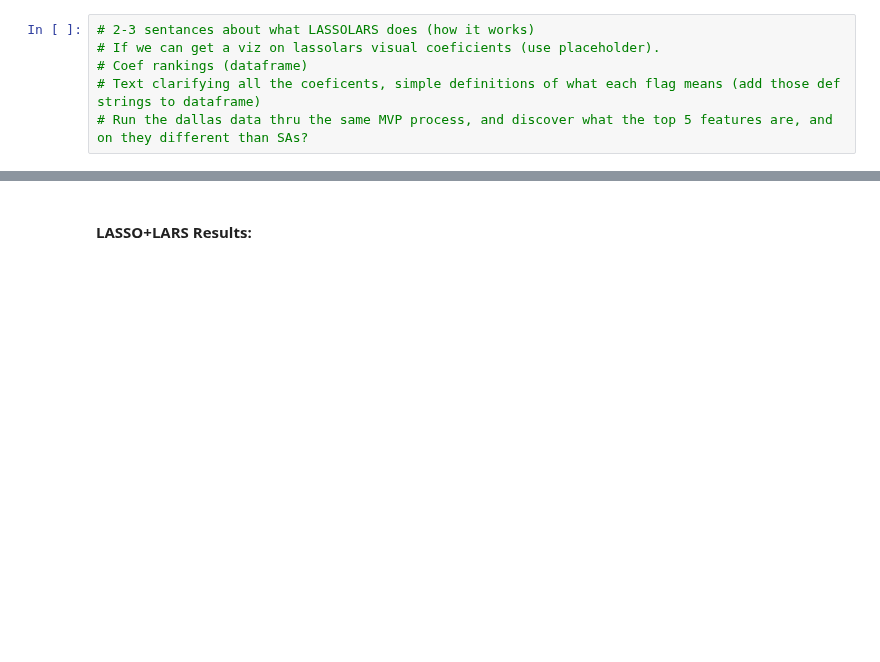
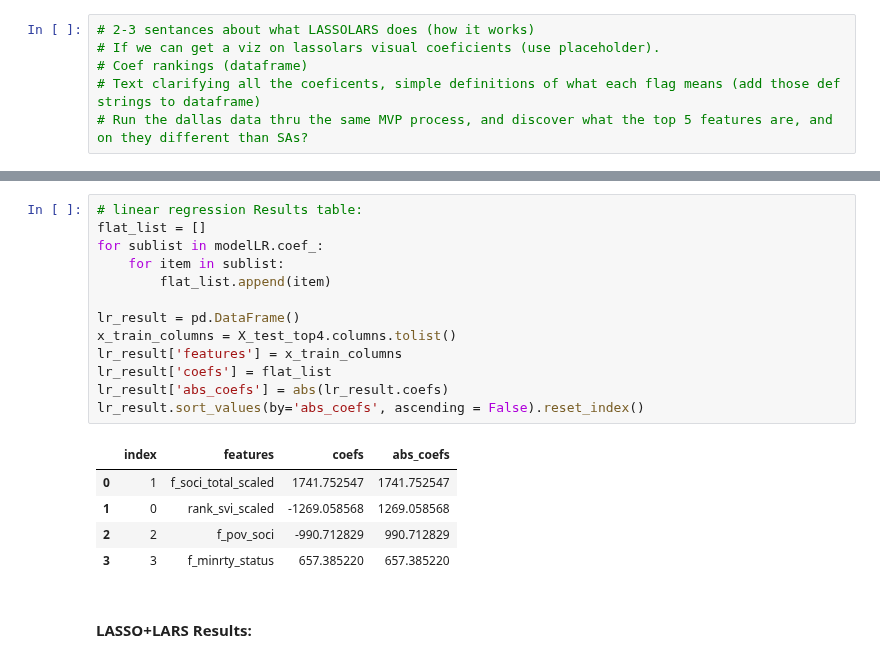
Before and after one commit to SVI-Capstone/svi_capstone, a Jupyter notebook: mvp-sa.ipynb, the cells around one changed output, grey strips where cells are left out. Saved outputs shown, nothing was run; the diff lists cells and outputs as text; blank space fills up the shorter version.

Commit message:
corrected top4 list

```diff
--- a/mvp-sa.ipynb
+++ b/mvp-sa.ipynb
@@ -386,3 +377,22 @@ ll_result.sort_values(by = 'abs_coefs', ascending = False).reset_index()
+# %%
+# linear regression Results table:
+flat_list = []
+for sublist in modelLR.coef_:
+    for item in sublist:
+        flat_list.append(item)
+
+lr_result = pd.DataFrame()
+x_train_columns = X_test_top4.columns.tolist()
+lr_result['features'] = x_train_columns
+lr_result['coefs'] = flat_list
+lr_result['abs_coefs'] = abs(lr_result.coefs)
+lr_result.sort_values(by='abs_coefs', ascending = False).reset_index()
+# %% [output]
+|  | index | features | coefs | abs_coefs |
+| 0 | 1 | f_soci_total_scaled | 1741.752547 | 1741.752547 |
+| 1 | 0 | rank_svi_scaled | -1269.058568 | 1269.058568 |
+| 2 | 2 | f_pov_soci | -990.712829 | 990.712829 |
+| 3 | 3 | f_minrty_status | 657.385220 | 657.385220 |
 # %% [markdown]
 #### LASSO+LARS Results:
 # %%
```
Also changed, not shown: parts of 10 cells of this notebook.
